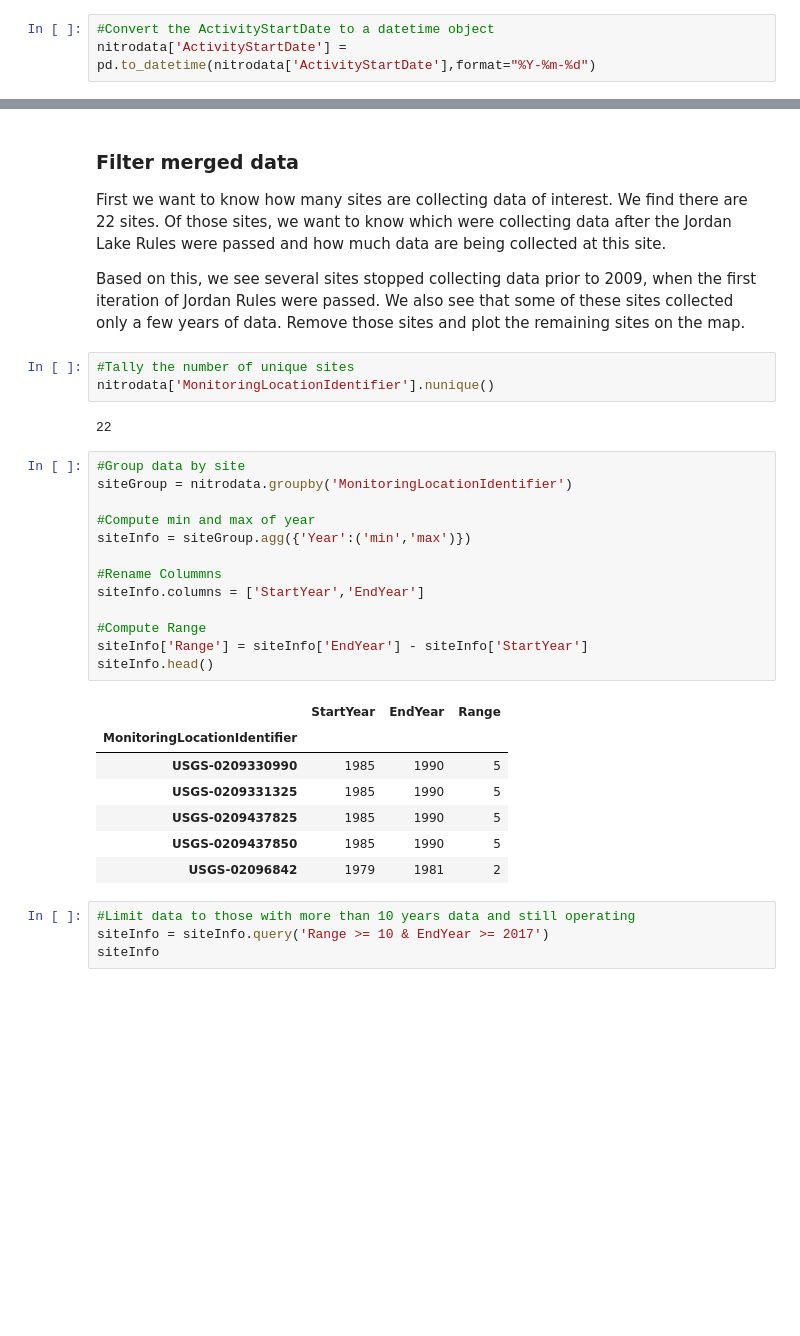
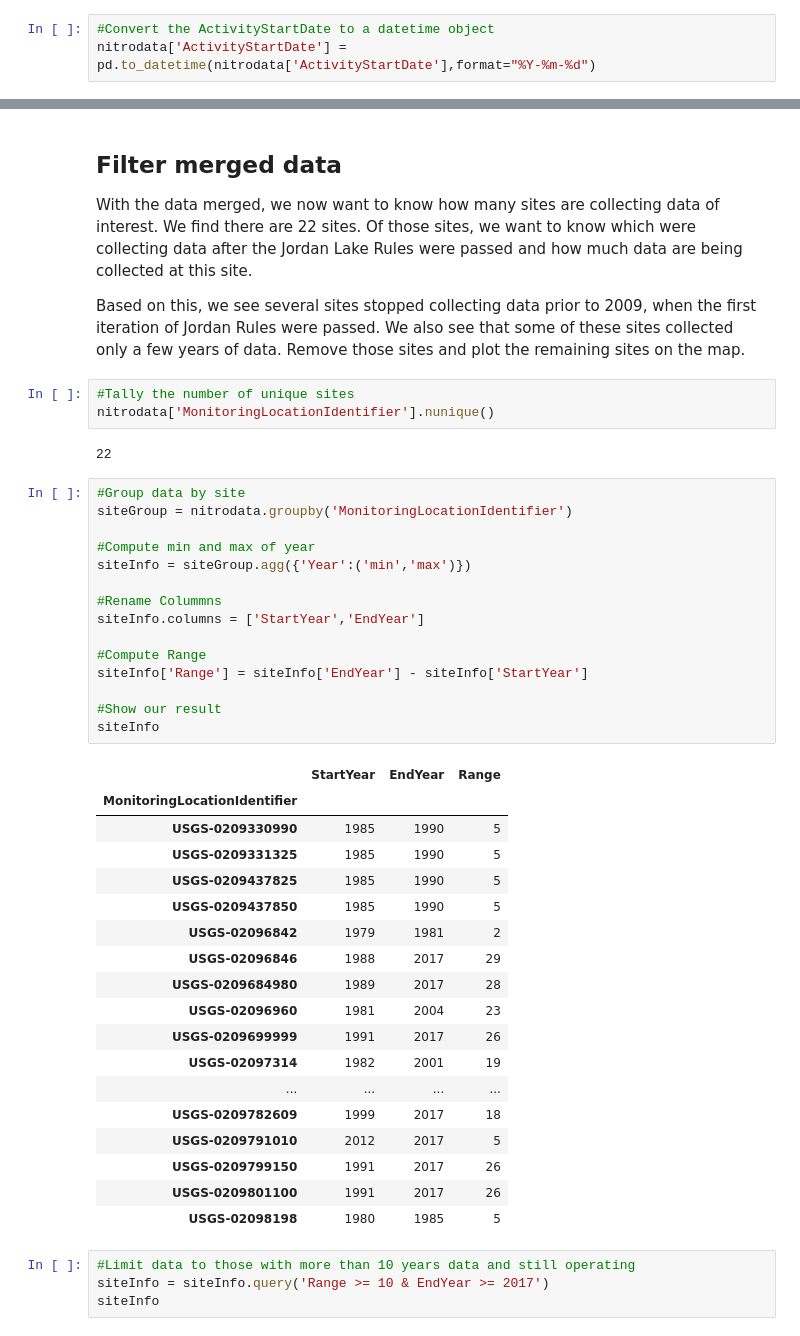
Before and after one commit to johnpfay/Water-Data-Bootcamp, a Jupyter notebook: 3_WaterQuality/python/Total-Nitrogen-Copy1.ipynb, the cells around one changed output, grey strips where cells are left out. Cells and saved outputs as stored; diff of their text form; blank space fills up the shorter version.

```diff
--- a/3_WaterQuality/python/Total-Nitrogen-Copy1.ipynb
+++ b/3_WaterQuality/python/Total-Nitrogen-Copy1.ipynb
@@ -323,7 +314,7 @@ nitrodata['Month'].plot(kind='hist',
 # %% [markdown]
-### Filter merged data
+## Filter merged data
 
-First we want to know how many sites are collecting data of interest. We find there are 22 sites. Of those sites, we want to know which were collecting data after the Jordan Lake Rules were passed and how much data are being collected at this site.
+With the data merged, we now want to know how many sites are collecting data of interest. We find there are 22 sites. Of those sites, we want to know which were collecting data after the Jordan Lake Rules were passed and how much data are being collected at this site.
 
 Based on this, we see several sites stopped collecting data prior to 2009, when the first iteration of Jordan Rules were passed. We also see that some of these sites collected only a few years of data. Remove those sites and plot the remaining sites on the map.
 # %%
@@ -334,24 +325,37 @@ nitrodata['MonitoringLocationIdentifier'].nunique()
 # %%
 #Group data by site
 siteGroup = nitrodata.groupby('MonitoringLocationIdentifier')
 
 #Compute min and max of year
 siteInfo = siteGroup.agg({'Year':('min','max')})
 
 #Rename Colummns
 siteInfo.columns = ['StartYear','EndYear']
 
 #Compute Range
 siteInfo['Range'] = siteInfo['EndYear'] - siteInfo['StartYear']
-siteInfo.head()
+
+#Show our result
+siteInfo
 # %% [output]
 |  | StartYear | EndYear | Range |
 | MonitoringLocationIdentifier |  |  |  |
 | USGS-0209330990 | 1985 | 1990 | 5 |
 | USGS-0209331325 | 1985 | 1990 | 5 |
 | USGS-0209437825 | 1985 | 1990 | 5 |
 | USGS-0209437850 | 1985 | 1990 | 5 |
 | USGS-02096842 | 1979 | 1981 | 2 |
+| USGS-02096846 | 1988 | 2017 | 29 |
+| USGS-0209684980 | 1989 | 2017 | 28 |
+| USGS-02096960 | 1981 | 2004 | 23 |
+| USGS-0209699999 | 1991 | 2017 | 26 |
+| USGS-02097314 | 1982 | 2001 | 19 |
+| ... | ... | ... | ... |
+| USGS-0209782609 | 1999 | 2017 | 18 |
+| USGS-0209791010 | 2012 | 2017 | 5 |
+| USGS-0209799150 | 1991 | 2017 | 26 |
+| USGS-0209801100 | 1991 | 2017 | 26 |
+| USGS-02098198 | 1980 | 1985 | 5 |
 # %%
 #Limit data to those with more than 10 years data and still operating
 siteInfo = siteInfo.query('Range >= 10 & EndYear >= 2017')
```
Also changed, not shown: parts of 21 cells of this notebook, 1 other file.
